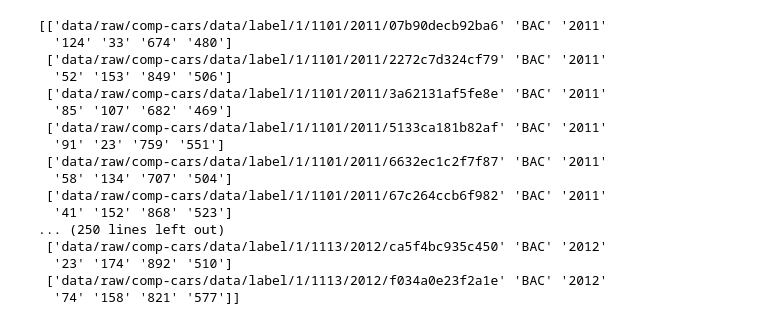
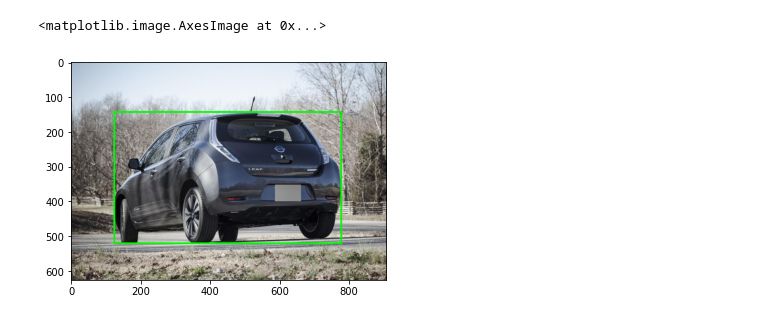
Before and after one commit to sinclairnick/EfficientDet, a Jupyter notebook: nb/comp-cars.ipynb, the cells around one changed output. Saved outputs shown, nothing was run; the diff lists cells and outputs as text; code cells hidden in the pictures.

Commit message:
sort web data

```diff
--- a/nb/comp-cars.ipynb
+++ b/nb/comp-cars.ipynb
@@ -9,16 +12,15 @@ label_mat = loadmat(in_dir + '/sv_make_model_name')
 # %%
-# web photos
-in_dir = 'data/raw/comp-cars/data'
-label_dir = in_dir + '/label'
+web_dir = in_dir + '/data'
+label_dir = web_dir + '/label'
 
-makes = [x[0][0] for x in loadmat(in_dir + '/misc/make_model_name.mat')["make_names"]]
+makes = [x[0][0] for x in loadmat(web_dir + '/misc/make_model_name.mat')["make_names"]]
 
-side_view_id = 4
+side_view_id = 3
 
-# will have columns [fname (w/o ext), make, year, x1, y2, x2, y2]
+# will have columns [fname (of image), make, year, x1, y1, x2, y2]
 annos = []
 
-for make_id in sorted(os.listdir(label_dir))[:1]:
+for make_id in sorted(os.listdir(label_dir)):
     make_dir = f'{label_dir}/{make_id}'
 
     for model_id in sorted(os.listdir(make_dir)):
@@ -26,30 +28,26 @@ for make_id in sorted(os.listdir(label_dir))[:1]:
 
         for year in sorted(os.listdir(model_path)):
             leaf_path = f'{model_path}/{year}'
+
             for fname in sorted(os.listdir(leaf_path)):
                 file_path = f'{leaf_path}/{fname}'
                 with open(file_path, 'r') as f:
                     file_data = f.read().strip().split('\n')
-                    viewpoint_id = file_data[0]
+                    viewpoint_id = int(file_data[0])
                     bbox = file_data[2].split(' ')
                     if not (viewpoint_id == side_view_id):
-                        annos.append([file_path[:-4], makes[int(make_id)], year, *bbox ])
-print(np.array(annos))
+                        annos.append(["image/" + "/".join(file_path[:-4].split("/")[5:]) + '.jpg',
+                            makes[int(make_id)-1], year, *bbox])
-# %% [output]
-[['data/raw/comp-cars/data/label/1/1101/2011/07b90decb92ba6' 'BAC' '2011'
-  '124' '33' '674' '480']
- ['data/raw/comp-cars/data/label/1/1101/2011/2272c7d324cf79' 'BAC' '2011'
-  '52' '153' '849' '506']
- ['data/raw/comp-cars/data/label/1/1101/2011/3a62131af5fe8e' 'BAC' '2011'
-  '85' '107' '682' '469']
- ['data/raw/comp-cars/data/label/1/1101/2011/5133ca181b82af' 'BAC' '2011'
-  '91' '23' '759' '551']
- ['data/raw/comp-cars/data/label/1/1101/2011/6632ec1c2f7f87' 'BAC' '2011'
-  '58' '134' '707' '504']
- ['data/raw/comp-cars/data/label/1/1101/2011/67c264ccb6f982' 'BAC' '2011'
-  '41' '152' '868' '523']
-... (250 lines left out)
- ['data/raw/comp-cars/data/label/1/1113/2012/ca5f4bc935c450' 'BAC' '2012'
-  '23' '174' '892' '510']
- ['data/raw/comp-cars/data/label/1/1113/2012/f034a0e23f2a1e' 'BAC' '2012'
-  '74' '158' '821' '577']]
+# %%
+import random
+annos = np.array(annos)
+size = len(annos)
+sample = annos[random.randint(0, size)]
+img = cv2.imread(web_dir + '/' + sample[0])
+p1 = (int(sample[3]), int(sample[4]))
+p2 = (int(sample[5]), int(sample[6]))
+img = cv2.rectangle(img, p2, p1, (0,250,0), 3)
+plt.imshow(img[:,:,::-1])
+# %% [output]
+<matplotlib.image.AxesImage at 0x...>
+[figure, added]
```
Also changed, not shown: parts of 2 cells of this notebook.
